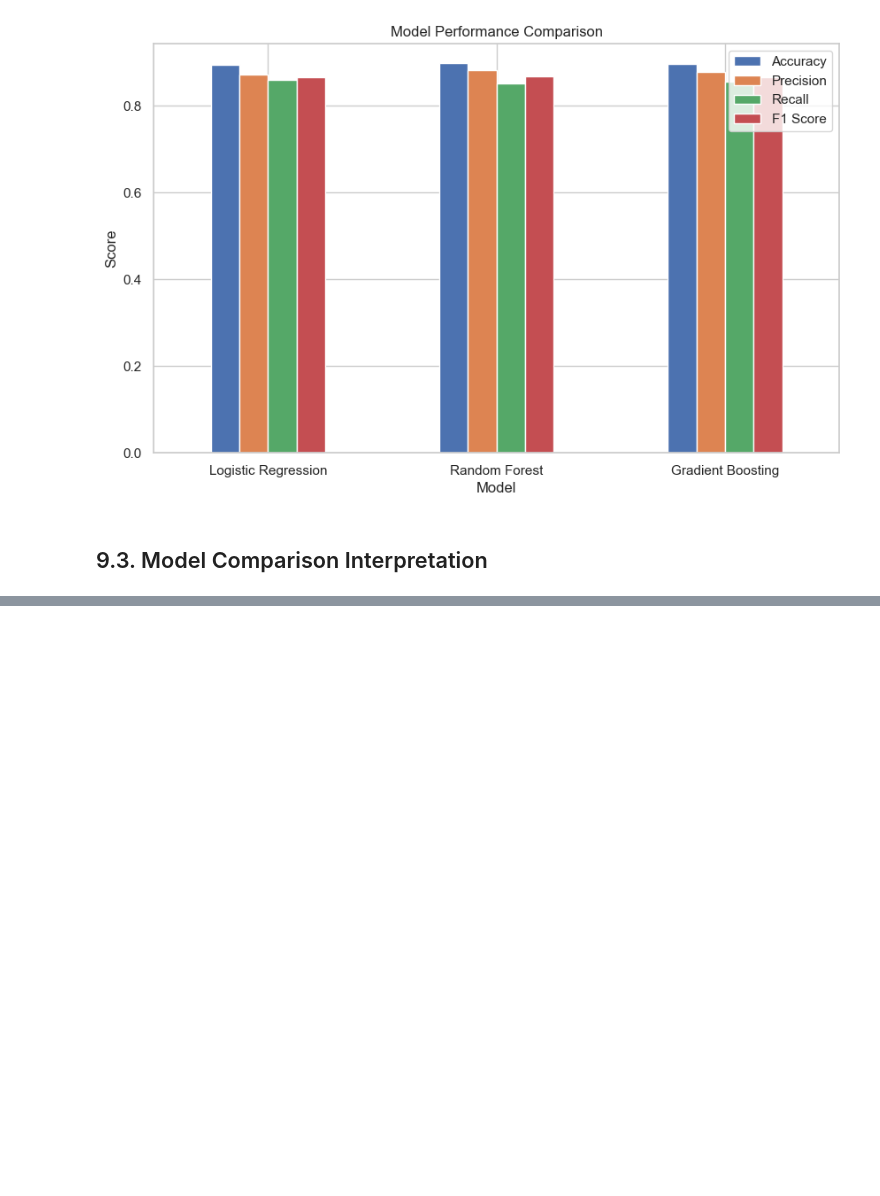
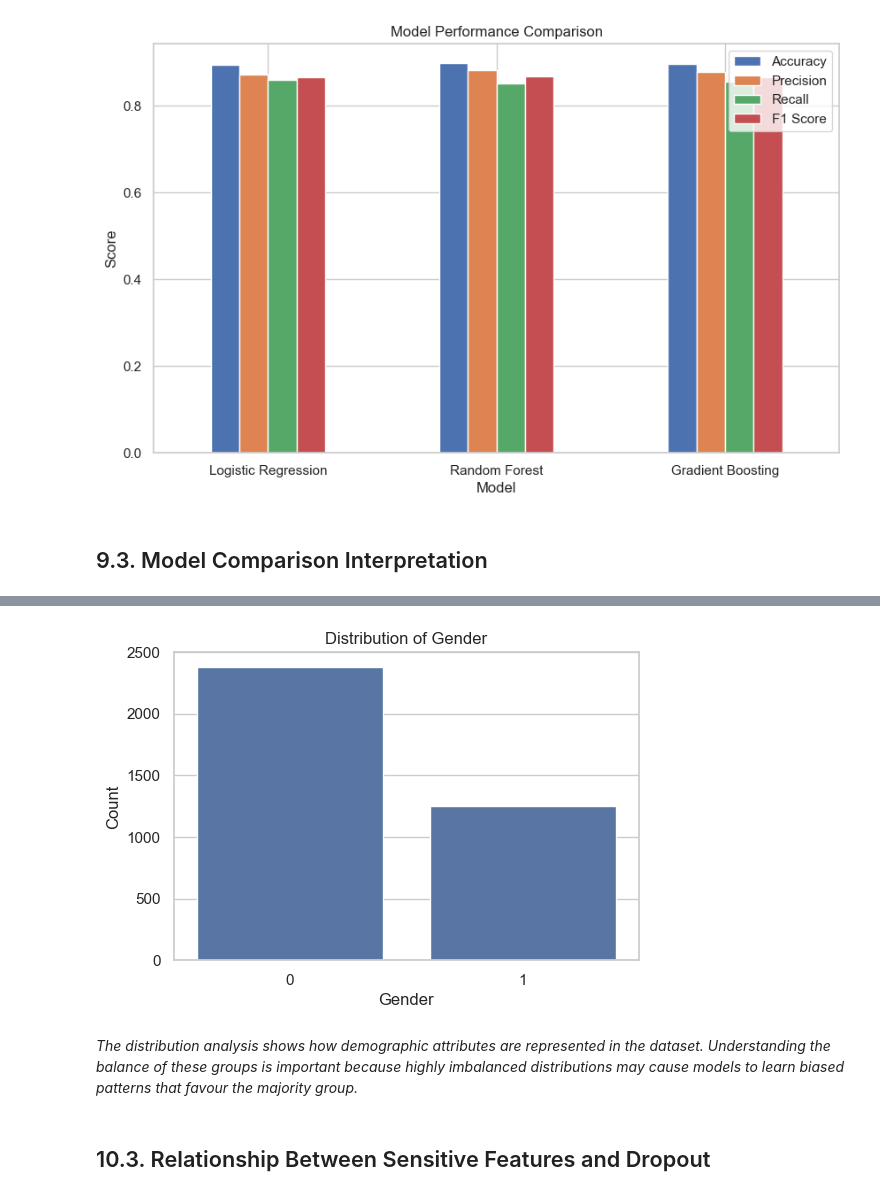
Before and after one commit to DimitarMalamski/student-dropout-predictor, a Jupyter notebook: notebooks/dropout_predictor.ipynb, the cells around one changed output, grey strips where cells are left out. Drawn from its saved outputs; the diff is of its cells as text; code cells hidden in the pictures; blank space fills up the shorter version.

Commit message:
adding sensitive feature investigation section for looking at ethical features in the dataset

```diff
--- a/notebooks/dropout_predictor.ipynb
+++ b/notebooks/dropout_predictor.ipynb
@@ -580,0 +637,15 @@ The relatively small differences between the models suggest that the relationshi
+# %%
+plt.figure(figsize=(6,4))
+sns.countplot(x="Gender", data=df)
+
+plt.title("Distribution of Gender")
+plt.xlabel("Gender")
+plt.ylabel("Count")
+
+plt.show()
+# %% [output]
+[figure, added]
+# %% [markdown]
+_The distribution analysis shows how demographic attributes are represented in the dataset. Understanding the balance of these groups is important because highly imbalanced distributions may cause models to learn biased patterns that favour the majority group._
+# %% [markdown]
+## 10.3. Relationship Between Sensitive Features and Dropout
```
Also changed, not shown: parts of 9 cells of this notebook.
